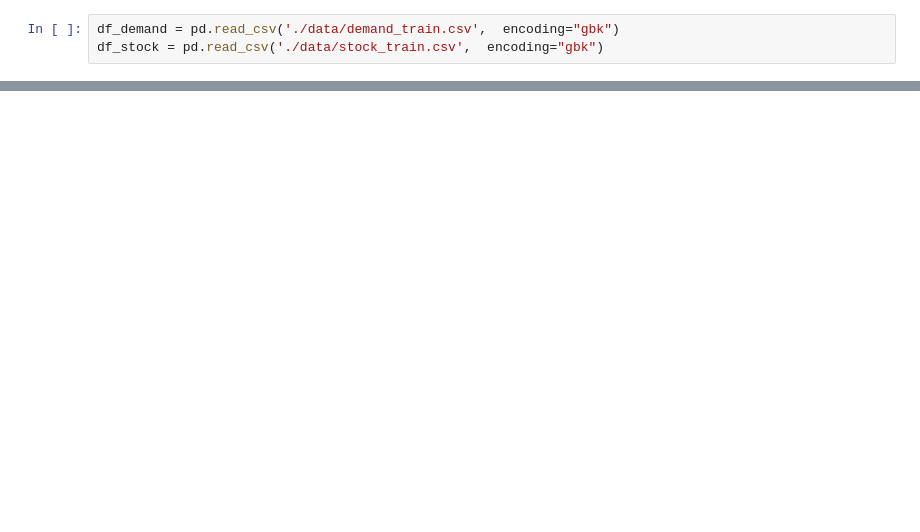
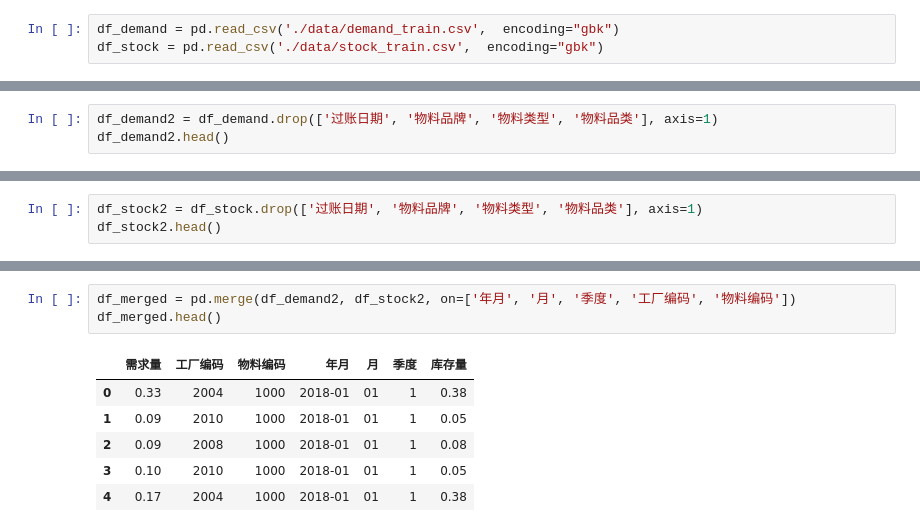
Before and after one commit to djwxfdt/mse-material-predict, a Jupyter notebook: app.ipynb, the cells around one changed output, grey strips where cells are left out. Cells and saved outputs as stored; diff of their text form; blank space fills up the shorter version.

```diff
--- a/app.ipynb
+++ b/app.ipynb
@@ -101,0 +280,3 @@ df_demand.head()
+# %%
+df_demand2 = df_demand.drop(['过账日期', '物料品牌', '物料类型', '物料品类'], axis=1)
+df_demand2.head()
@@ -101,0 +290,3 @@ df_demand.head()
+# %%
+df_stock2 = df_stock.drop(['过账日期', '物料品牌', '物料类型', '物料品类'], axis=1)
+df_stock2.head()
@@ -104,0 +310,10 @@ df_grouped.head()
+# %%
+df_merged = pd.merge(df_demand2, df_stock2, on=['年月', '月', '季度', '工厂编码', '物料编码'])
+df_merged.head()
+# %% [output]
+|  | 需求量 | 工厂编码 | 物料编码 | 年月 | 月 | 季度 | 库存量 |
+| 0 | 0.33 | 2004 | 1000 | 2018-01 | 01 | 1 | 0.38 |
+| 1 | 0.09 | 2010 | 1000 | 2018-01 | 01 | 1 | 0.05 |
+| 2 | 0.09 | 2008 | 1000 | 2018-01 | 01 | 1 | 0.08 |
+| 3 | 0.10 | 2010 | 1000 | 2018-01 | 01 | 1 | 0.05 |
+| 4 | 0.17 | 2004 | 1000 | 2018-01 | 01 | 1 | 0.38 |
```
Also changed, not shown: parts of 30 cells of this notebook, 1 other file.
